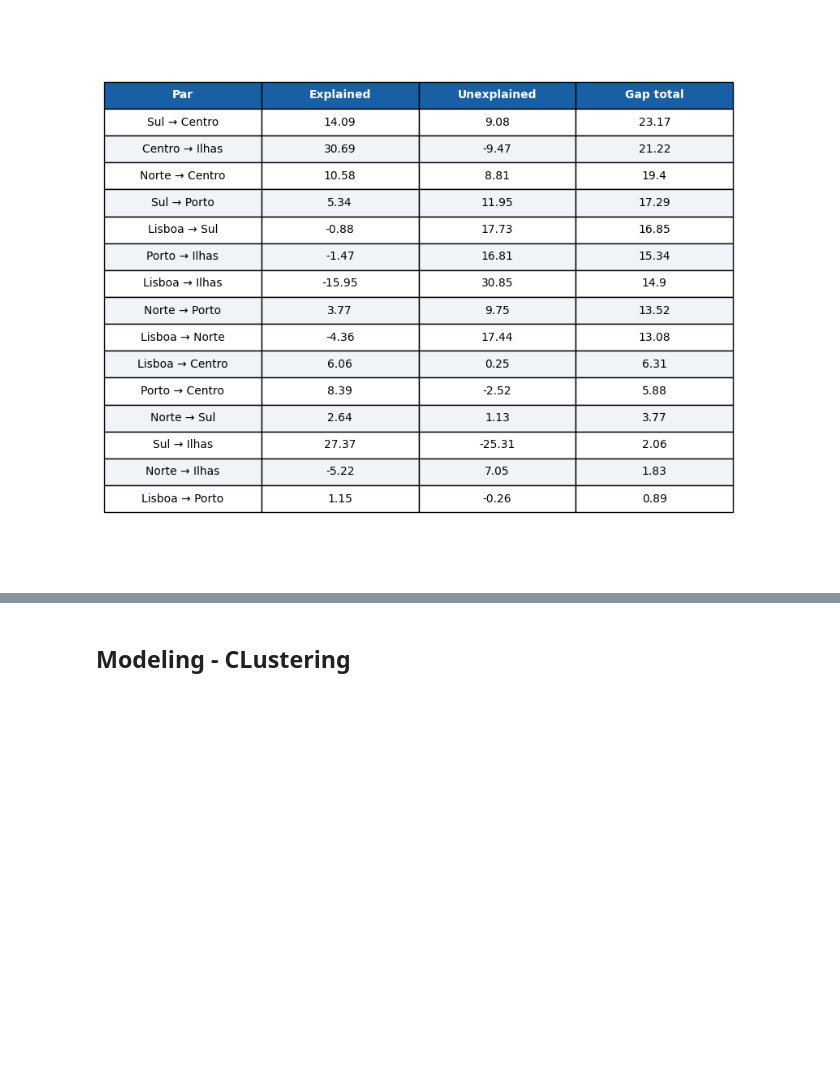
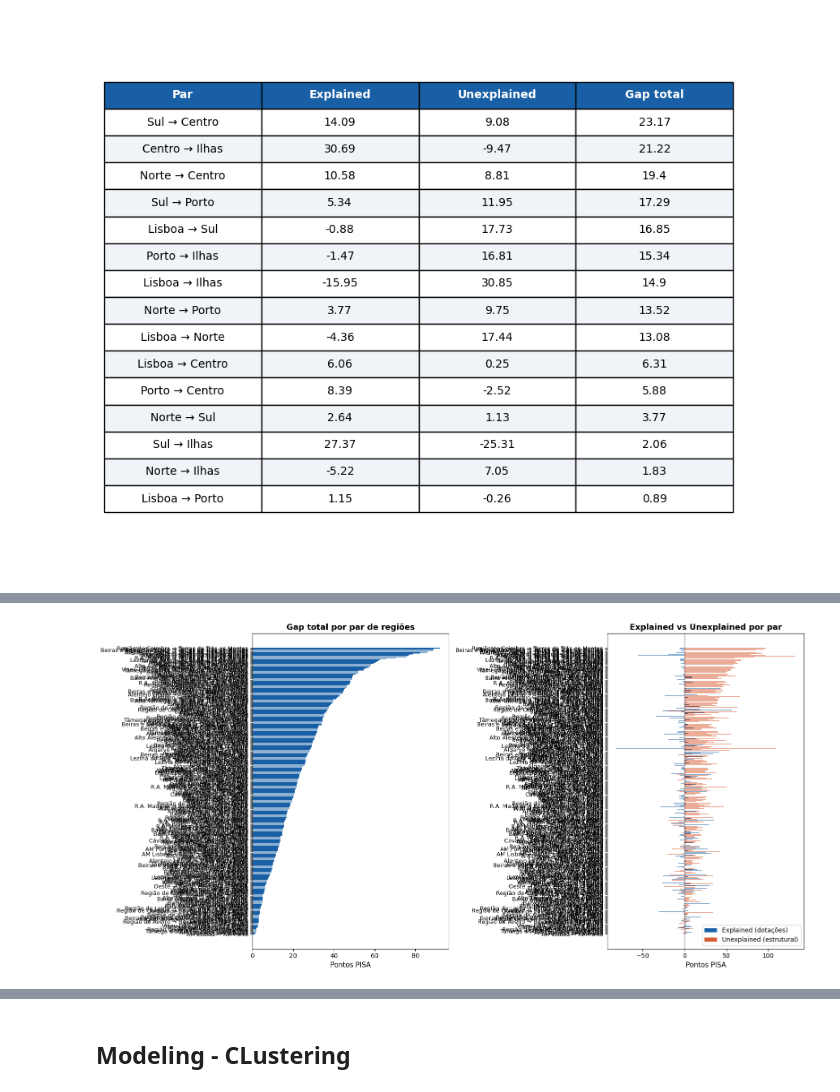
Before and after one commit to Duarte-Casta/AI-Driven-Project, a Jupyter notebook: data_preparation.ipynb, the cells around one changed output, grey strips where cells are left out. Saved outputs shown, nothing was run; the diff lists cells and outputs as text; code cells hidden in the pictures; blank space fills up the shorter version.

```diff
--- a/data_preparation.ipynb
+++ b/data_preparation.ipynb
@@ -348,6 +218,4 @@ Diferença total: 0.8887911749064423
 # %%
-from itertools import combinations
-
 regioes = dt_std_pt[group_col].unique()
 pares = list(combinations(regioes, 2))
 
@@ -358,7 +226,7 @@ for region_A, region_B in pares:
     df_par = dt_std_pt.copy()
     df_par = df_par[df_par[group_col].isin([region_A, region_B])]
 
-    df_par["female"] = (df_par["ST004D01T"] == 1).astype(int)
+    df_par["female"] = (df_par["STU_GENDER"] == 1).astype(int)
 
     df_par["group_bin"] = (df_par[group_col] == region_B).astype(int)
     df_par = df_par.dropna(subset=X_cols + pv_cols + [group_col]).copy()
@@ -484,7 +352,7 @@ for region_A, region_B in pares:
 
     df_par = dt_std_pt.copy()
     df_par = df_par[df_par[group_col].isin([region_A, region_B])]
-    df_par["female"] = (df_par["ST004D01T"] == 1).astype(int)
+    df_par["female"] = (df_par["STU_GENDER"] == 1).astype(int)
     df_par["group_bin"] = (df_par[group_col] == region_B).astype(int)
     df_par = df_par.dropna(subset=X_cols + pv_cols + [group_col]).copy()
 
@@ -563,0 +528,33 @@ const             0.000000    44.313533
+# %%
+df_res = df_resultados.copy()
+df_res["Par"] = df_res["Região A"] + " → " + df_res["Região B"]
+df_res = df_res.sort_values("Gap total", ascending=True)
+
+fig, axes = plt.subplots(1, 2, figsize=(16, 8))
+
+# --- gráfico 1: gap total ---
+cores_gap = ["#185FA5" if g >= 0 else "#A32D2D" for g in df_res["Gap total"]]
+axes[0].barh(df_res["Par"], df_res["Gap total"], color=cores_gap)
+axes[0].axvline(0, color="black", linewidth=0.8, linestyle="--")
+axes[0].set_xlabel("Pontos PISA", fontsize=11)
+axes[0].set_title("Gap total por par de regiões", fontsize=13, fontweight="bold")
+axes[0].tick_params(axis="y", labelsize=9)
+
+# --- gráfico 2: explained vs unexplained ---
+y = np.arange(len(df_res))
+height = 0.4
+
+axes[1].barh(y + height/2, df_res["Explained"], height=height, color="#185FA5", label="Explained (dotações)")
+axes[1].barh(y - height/2, df_res["Unexplained"], height=height, color="#D85A30", label="Unexplained (estrutural)")
+axes[1].axvline(0, color="black", linewidth=0.8, linestyle="--")
+axes[1].set_yticks(y)
+axes[1].set_yticklabels(df_res["Par"], fontsize=9)
+axes[1].set_xlabel("Pontos PISA", fontsize=11)
+axes[1].set_title("Explained vs Unexplained por par", fontsize=13, fontweight="bold")
+axes[1].legend(fontsize=10)
+
+plt.tight_layout()
+plt.savefig("oaxaca_resultados.png", dpi=150, bbox_inches="tight")
+plt.show()
+# %% [output]
+[figure, added]
```
Also changed, not shown: parts of 33 cells of this notebook.
